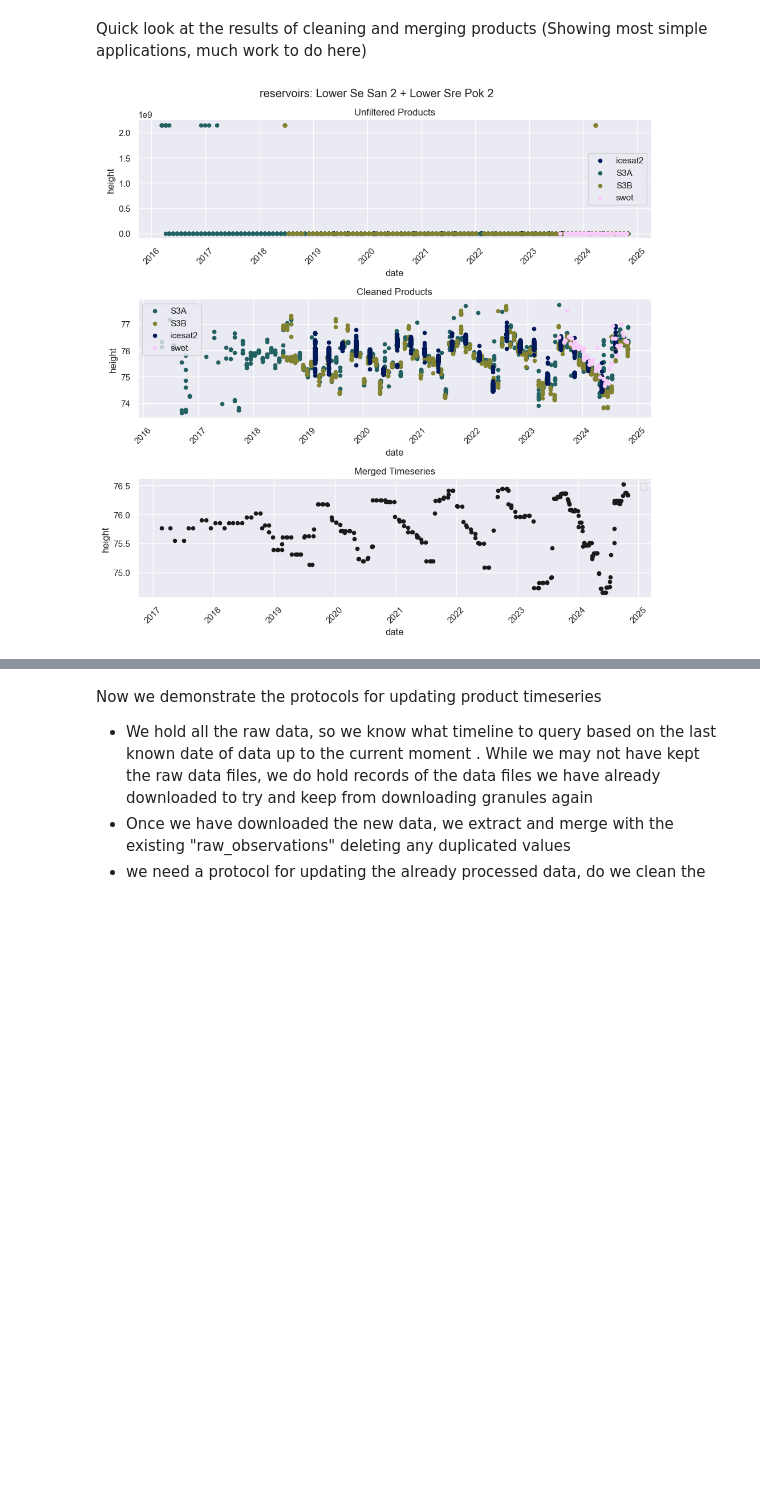
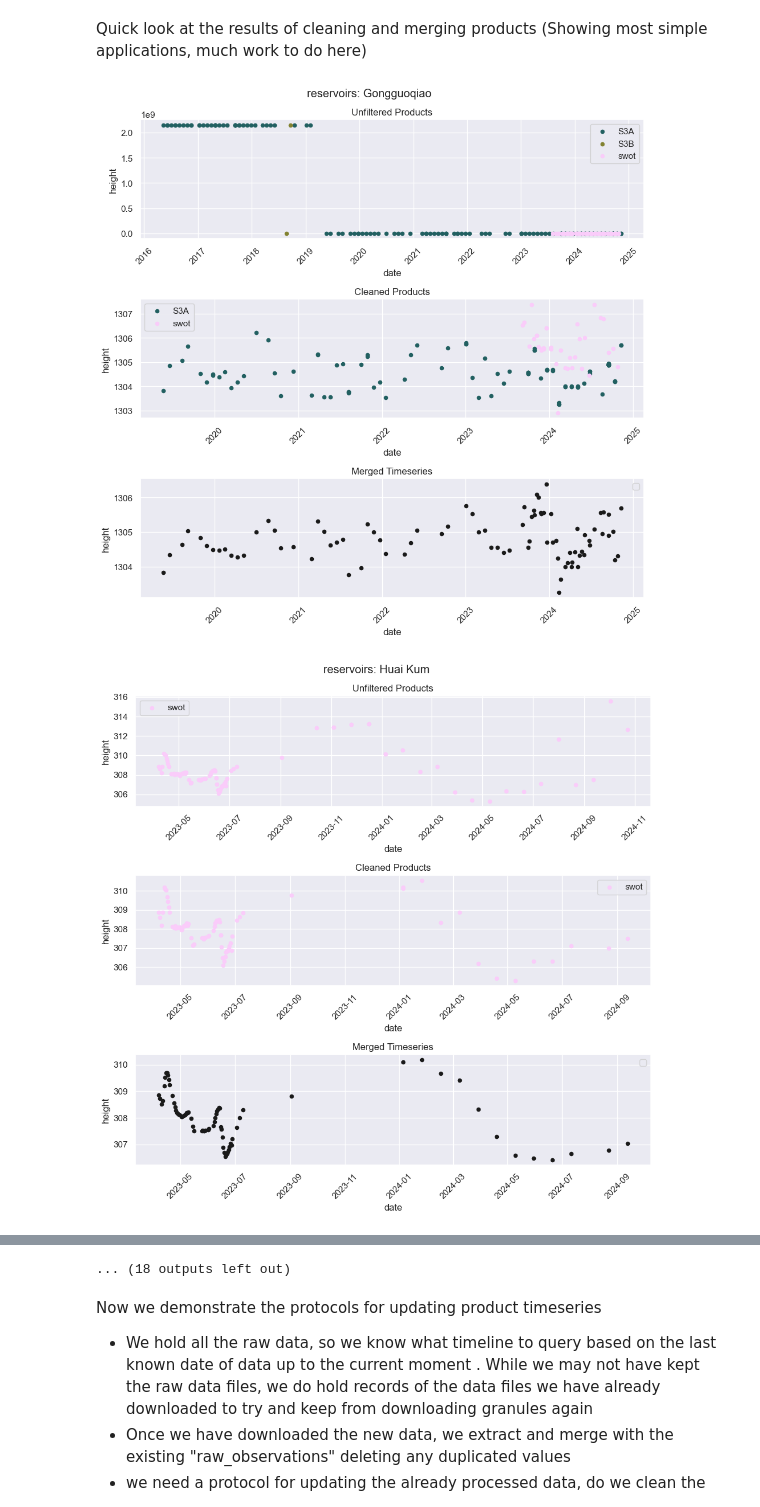
Before and after one commit to DHI/HydroEO, a Jupyter notebook: notebooks/project_test.ipynb, the cells around one changed output, grey strips where cells are left out. Drawn from its saved outputs; the diff is of its cells as text; code cells hidden in the pictures; blank space fills up the shorter version.

```diff
--- a/notebooks/project_test.ipynb
+++ b/notebooks/project_test.ipynb
@@ -126,12 +122,13 @@ reservoirs.merge_product_timeseries(products=mekong.to_process)
 # %% [markdown]
 Quick look at the results of cleaning and merging products (Showing most simple applications, much work to do here)
 # %%
-# for id in reservoirs.download_gdf[reservoirs.id_key]:
-#     reservoirs.summarize_cleaning_by_id(id)
+for id in reservoirs.download_gdf[reservoirs.id_key]:
+    reservoirs.summarize_cleaning_by_id(id)
 
 # id = "Nuozhadu"
 # id = "Dachaoshan"
-id = "Lower Se San 2 + Lower Sre Pok 2"
-reservoirs.summarize_cleaning_by_id(id)
+# id = "Lower Se San 2 + Lower Sre Pok 2"
+# reservoirs.summarize_cleaning_by_id(id)
 # %% [output]
-[figure, old version]
+[figure, new version]
+[figure, added]
@@ -138,3 +145,4 @@ reservoirs.summarize_cleaning_by_id(id)
+... (18 outputs left out)
 # %% [markdown]
 Now we demonstrate the protocols for updating product timeseries
 
```
Also changed, not shown: parts of 4 cells of this notebook, 5 other files.
